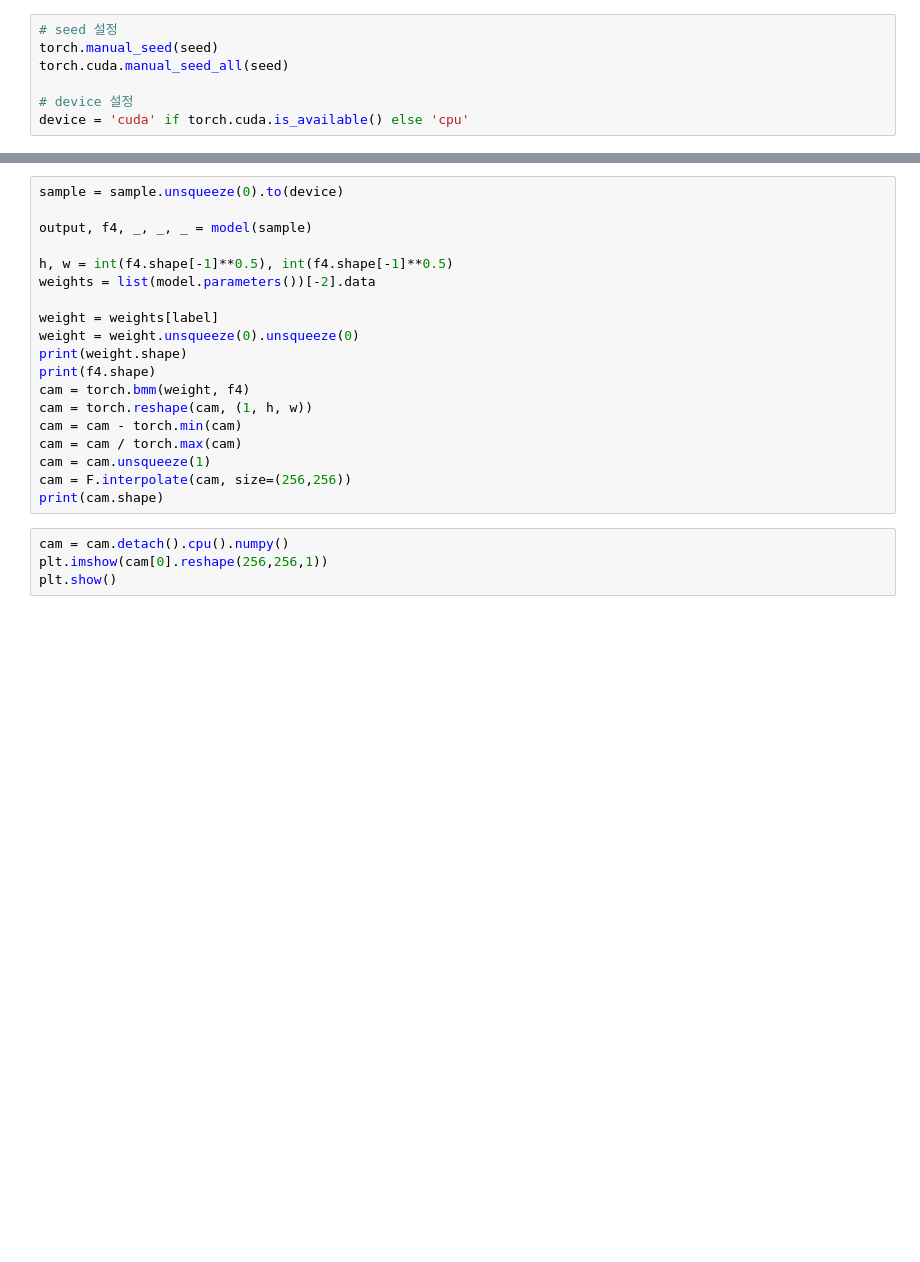
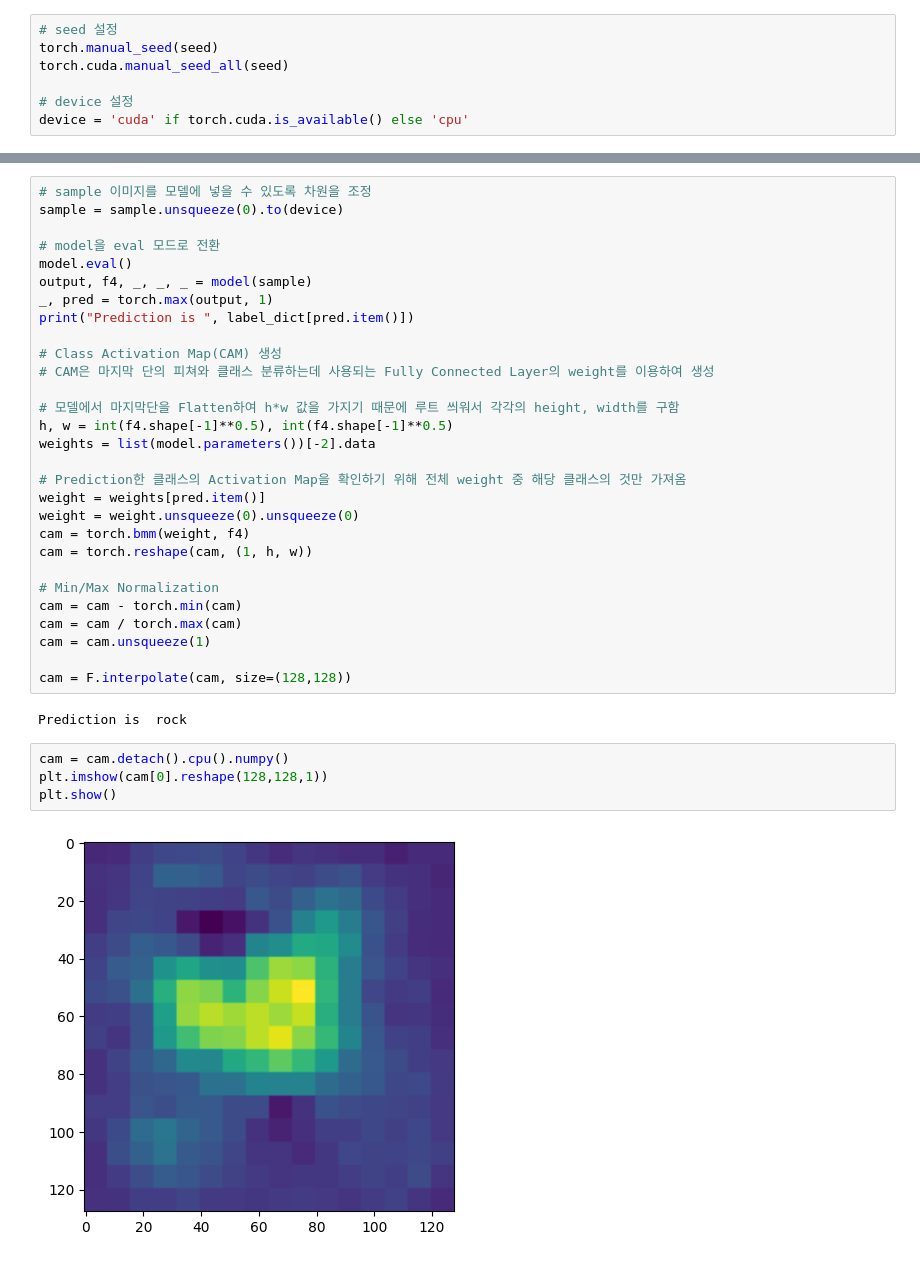
Before and after one commit to gist-ailab/rock_sci_paper, a Jupyter notebook: CAM.ipynb, the cells around one changed output, grey strips where cells are left out. Saved outputs shown, nothing was run; the diff lists cells and outputs as text; blank space fills up the shorter version.

```diff
--- a/CAM.ipynb
+++ b/CAM.ipynb
@@ -64,23 +84,37 @@ plt.show()
 # %%
+# sample 이미지를 모델에 넣을 수 있도록 차원을 조정
 sample = sample.unsqueeze(0).to(device)
 
+# model을 eval 모드로 전환
+model.eval()
 output, f4, _, _, _ = model(sample)
+_, pred = torch.max(output, 1)
+print("Prediction is ", label_dict[pred.item()])
 
+# Class Activation Map(CAM) 생성
+# CAM은 마지막 단의 피쳐와 클래스 분류하는데 사용되는 Fully Connected Layer의 weight를 이용하여 생성
+
+# 모델에서 마지막단을 Flatten하여 h*w 값을 가지기 때문에 루트 씌워서 각각의 height, width를 구함
 h, w = int(f4.shape[-1]**0.5), int(f4.shape[-1]**0.5)
 weights = list(model.parameters())[-2].data
 
-weight = weights[label]
+# Prediction한 클래스의 Activation Map을 확인하기 위해 전체 weight 중 해당 클래스의 것만 가져옴
+weight = weights[pred.item()]
 weight = weight.unsqueeze(0).unsqueeze(0)
-print(weight.shape)
-print(f4.shape)
 cam = torch.bmm(weight, f4)
 cam = torch.reshape(cam, (1, h, w))
+
+# Min/Max Normalization
 cam = cam - torch.min(cam)
 cam = cam / torch.max(cam)
 cam = cam.unsqueeze(1)
-cam = F.interpolate(cam, size=(256,256))
-print(cam.shape)
+
+cam = F.interpolate(cam, size=(128,128))
+# %% [output]
+Prediction is  rock
 # %%
 cam = cam.detach().cpu().numpy()
-plt.imshow(cam[0].reshape(256,256,1))
+plt.imshow(cam[0].reshape(128,128,1))
 plt.show()
+# %% [output]
+[figure, added]
```
Also changed, not shown: parts of 9 cells of this notebook, 6 other files.
